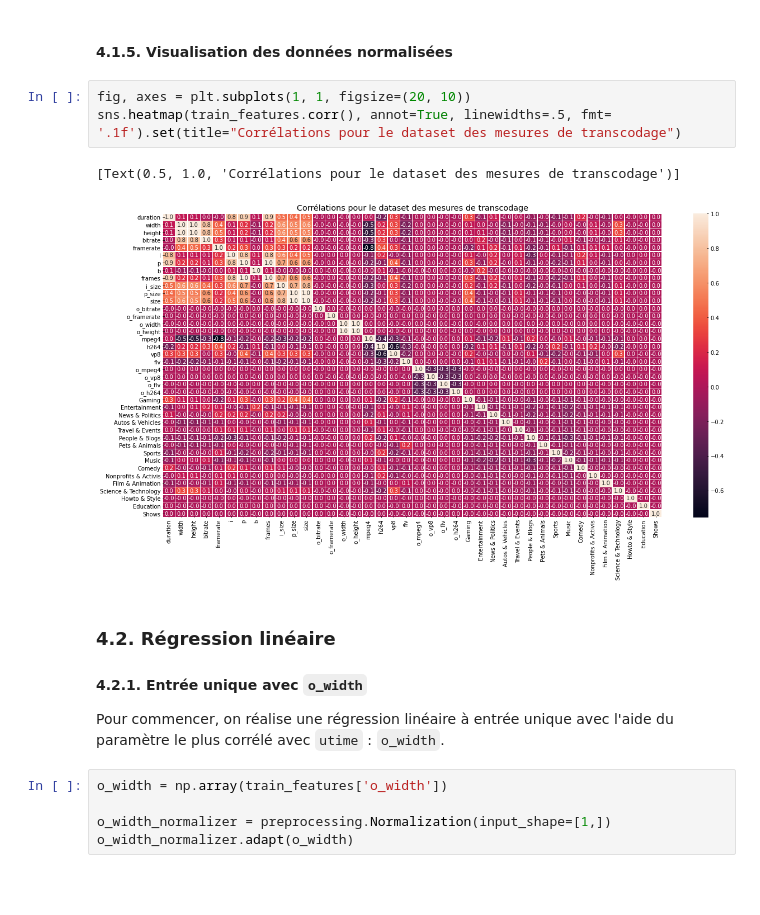
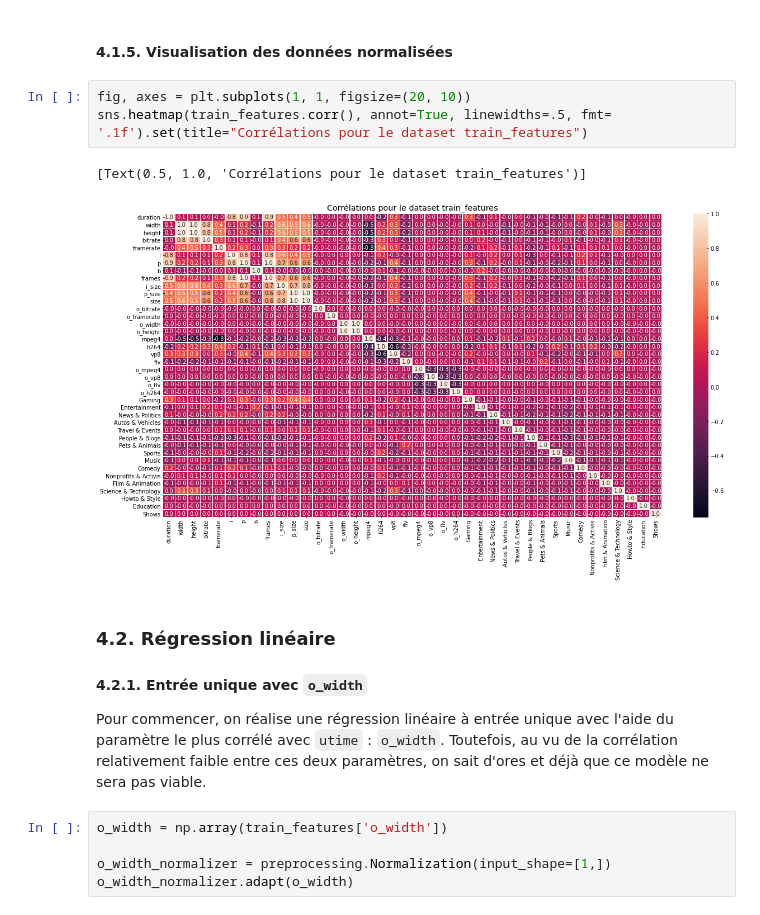
Before and after one commit to Anatole-Lapelerie/ESILV-S7-Python-for-Data-Analysis, a Jupyter notebook: main.ipynb, the cells around one changed output. Drawn from its saved outputs; the diff is of its cells as text; blank space fills up the shorter version.

Commit message:
Dernier modèle

```diff
--- a/main.ipynb
+++ b/main.ipynb
@@ -642,16 +642,16 @@ Normalized: [[ 0.49  1.09  0.98  0.15  0.78  1.53  0.93 -0.08  0.94  1.69  0.3
 #### 4.1.5. Visualisation des données normalisées
 # %%
 fig, axes = plt.subplots(1, 1, figsize=(20, 10))
-sns.heatmap(train_features.corr(), annot=True, linewidths=.5, fmt= '.1f').set(title="Corrélations pour le dataset des mesures de transcodage")
+sns.heatmap(train_features.corr(), annot=True, linewidths=.5, fmt= '.1f').set(title="Corrélations pour le dataset train_features")
 # %% [output]
-[Text(0.5, 1.0, 'Corrélations pour le dataset des mesures de transcodage')]
+[Text(0.5, 1.0, 'Corrélations pour le dataset train_features')]
-[figure, old version]
+[figure, new version]
 # %% [markdown]
 ### 4.2. Régression linéaire
 
 #### 4.2.1. Entrée unique avec `o_width`
 
-Pour commencer, on réalise une régression linéaire à entrée unique avec l'aide du paramètre le plus corrélé avec `utime` : `o_width`.
+Pour commencer, on réalise une régression linéaire à entrée unique avec l'aide du paramètre le plus corrélé avec `utime` : `o_width`. Toutefois, au vu de la corrélation relativement faible entre ces deux paramètres, on sait d'ores et déjà que ce modèle ne sera pas viable.
 # %%
 o_width = np.array(train_features['o_width'])
 
```
Also changed, not shown: parts of 31 cells of this notebook.
